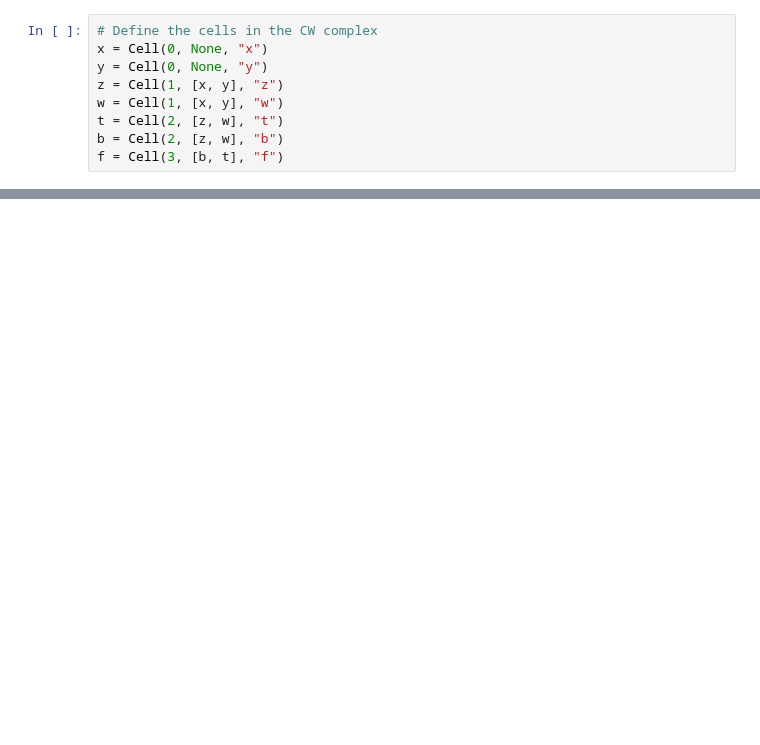
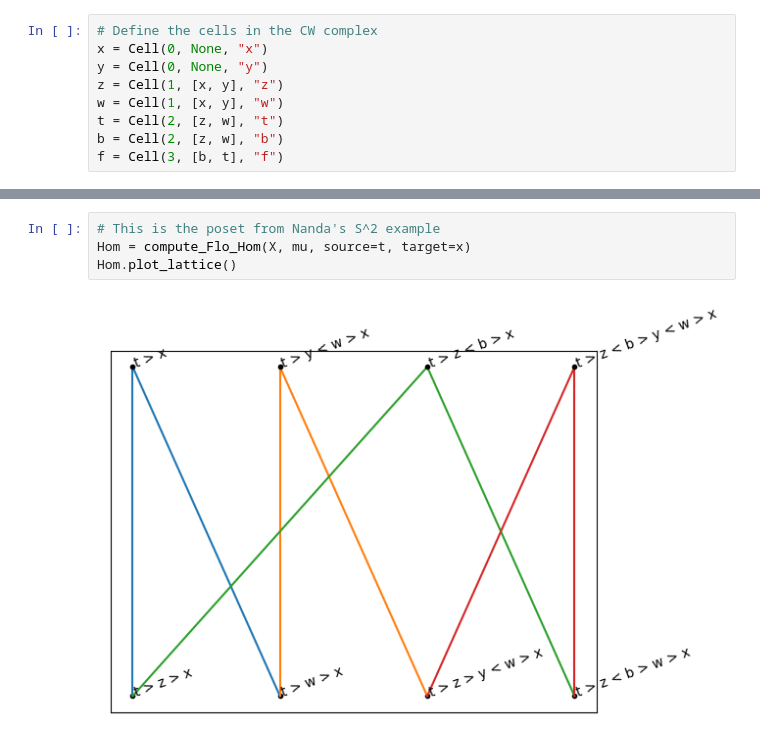
Before and after one commit to bjornarhem/discrete_flow, a Jupyter notebook: discrete_flow_computation.ipynb, the cells around one changed output, grey strips where cells are left out. Saved outputs shown, nothing was run; the diff lists cells and outputs as text; blank space fills up the shorter version.

```diff
--- a/discrete_flow_computation.ipynb
+++ b/discrete_flow_computation.ipynb
@@ -227,0 +28,6 @@ plot_lattice(X_by_dim)
+# %%
+# This is the poset from Nanda's S^2 example
+Hom = compute_Flo_Hom(X, mu, source=t, target=x)
+Hom.plot_lattice()
+# %% [output]
+[figure, added]
```
Also changed, not shown: parts of 12 cells of this notebook, 1 other file.
